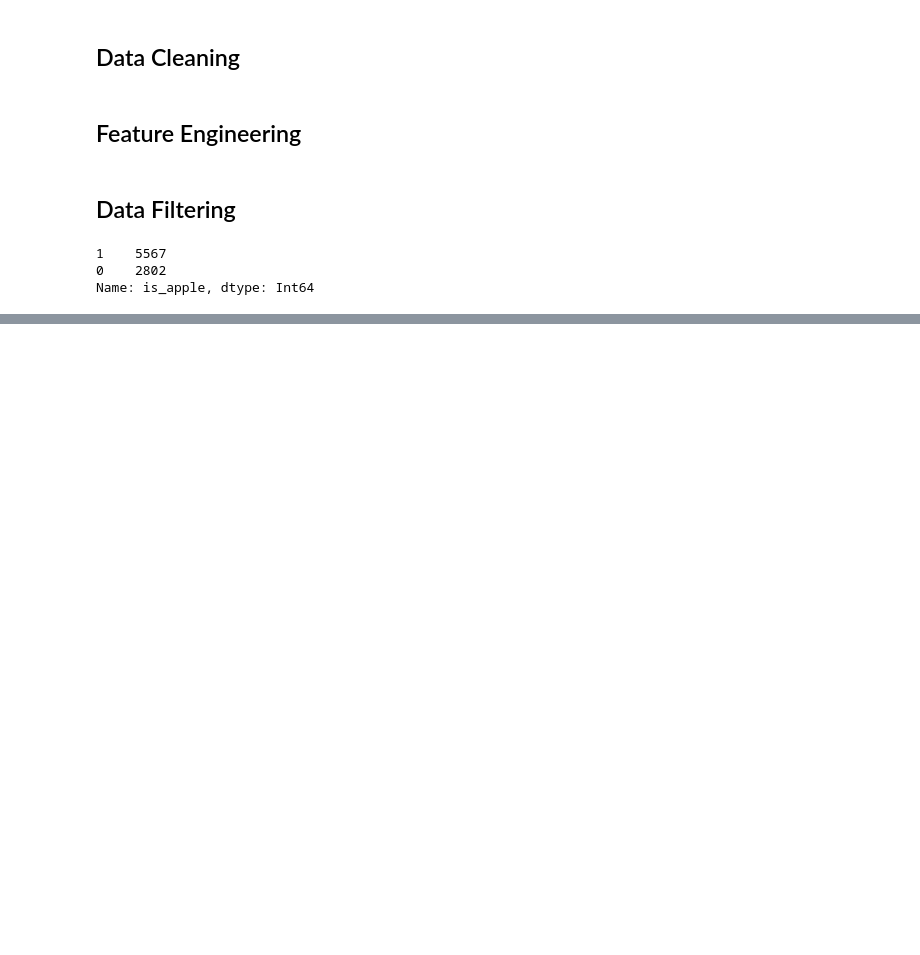
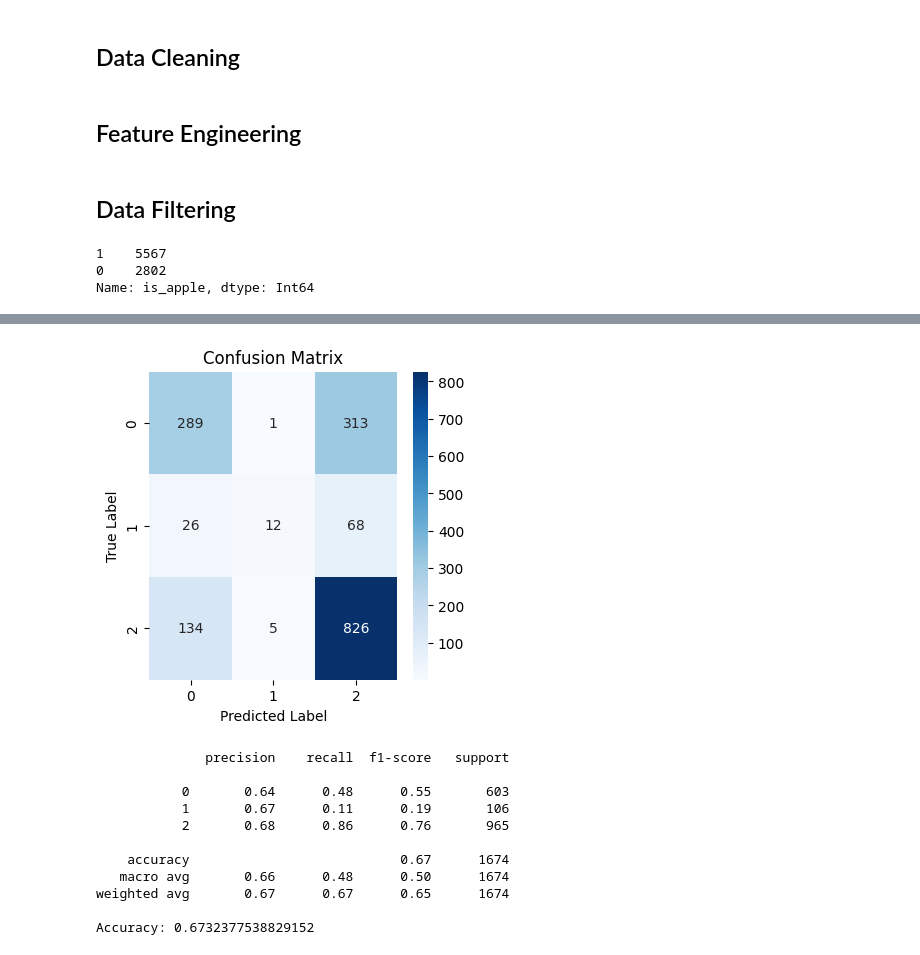
Before and after one commit to jmclaughlin712/Twitter-Sentiment-Analysis, a Jupyter notebook: Tweet_Analysis.ipynb, the cells around one changed output, grey strips where cells are left out. Saved outputs shown, nothing was run; the diff lists cells and outputs as text; code cells hidden in the pictures; blank space fills up the shorter version.

Commit message:
added a Log reg model to the code

```diff
--- a/Tweet_Analysis.ipynb
+++ b/Tweet_Analysis.ipynb
@@ -201,0 +231,12 @@ Name: is_apple, dtype: Int64
+# %%
+# Apply preprocessing function to tweets
+df['processed_tweet'] = df['tweet'].apply(preprocess)
+# %%
+# Feature extraction with TF-IDF
+# Feature extraction with TF-IDF
+vectorizer = TfidfVectorizer(max_features=1000)
+X = vectorizer.fit_transform(df['processed_tweet']).toarray()
+y = df['is_tweet_negative']
+# %%
+# Split data into training set and test set
+X_train, X_test, y_train, y_test = train_test_split(X, y, test_size=0.2, random_state=42)
@@ -201,0 +247,11 @@ Name: is_apple, dtype: Int64
+# %%
+# Train the model
+classifier = LogisticRegression()
+classifier.fit(X_train, y_train)
+
+# Make predictions
+y_pred = classifier.predict(X_test)
+
+# Evaluate the model
+print(classification_report(y_test, y_pred))
+print("Accuracy:", accuracy_score(y_test, y_pred))
@@ -201,0 +277,30 @@ Name: is_apple, dtype: Int64
+# %%
+# Generate confusion matrix
+matrix = confusion_matrix(y_test, y_pred)
+
+# Create a heatmap from the confusion matrix
+plt.figure(figsize=(4,4))
+sns.heatmap(matrix, annot=True, cmap='Blues', fmt='d')
+
+plt.title('Confusion Matrix')
+plt.xlabel('Predicted Label')
+plt.ylabel('True Label')
+
+plt.show()
+
+# Evaluate the model
+print(classification_report(y_test, y_pred))
+print("Accuracy:", accuracy_score(y_test, y_pred))
+# %% [output]
+[figure, added]
+              precision    recall  f1-score   support
+
+           0       0.64      0.48      0.55       603
+           1       0.67      0.11      0.19       106
+           2       0.68      0.86      0.76       965
+
+    accuracy                           0.67      1674
+   macro avg       0.66      0.48      0.50      1674
+weighted avg       0.67      0.67      0.65      1674
+
+Accuracy: 0.6732377538829152
```
Also changed, not shown: parts of 15 cells of this notebook.
